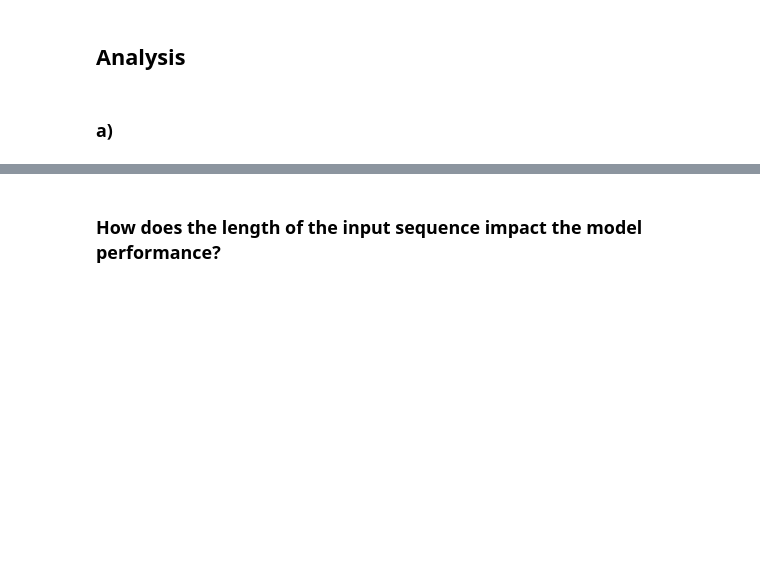
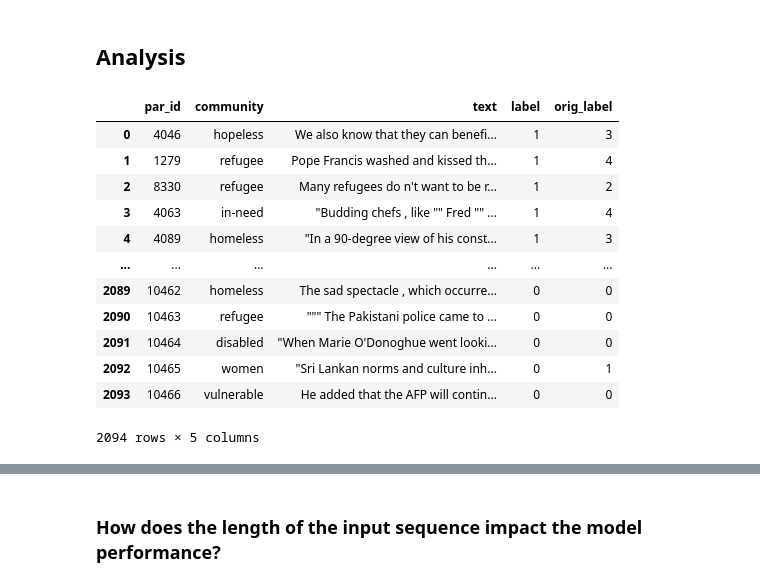
Before and after one commit to christin-s/nlp-pcl-analysis, a Jupyter notebook: Ensemble_learning_new.ipynb, the cells around one changed output, grey strips where cells are left out. Cells and saved outputs as stored; diff of their text form; code cells hidden in the pictures; blank space fills up the shorter version.

```diff
--- a/Ensemble_learning_new.ipynb
+++ b/Ensemble_learning_new.ipynb
@@ -1147,5 +1149,3 @@ with open('outputs/test.txt', 'w') as file:
         file.write(f"{predictions}\n")
 # %% [markdown]
 ## Analysis
-# %% [markdown]
-### a)
@@ -1153,0 +1152,16 @@ with open('outputs/test.txt', 'w') as file:
+# %%
+official_dev_df
+# %% [output]
+|  | par_id | community | text | label | orig_label |
+| 0 | 4046 | hopeless | We also know that they can benefi... | 1 | 3 |
+| 1 | 1279 | refugee | Pope Francis washed and kissed th... | 1 | 4 |
+| 2 | 8330 | refugee | Many refugees do n't want to be r... | 1 | 2 |
+| 3 | 4063 | in-need | "Budding chefs , like "" Fred "" ... | 1 | 4 |
+| 4 | 4089 | homeless | "In a 90-degree view of his const... | 1 | 3 |
+| ... | ... | ... | ... | ... | ... |
+| 2089 | 10462 | homeless | The sad spectacle , which occurre... | 0 | 0 |
+| 2090 | 10463 | refugee | """ The Pakistani police came to ... | 0 | 0 |
+| 2091 | 10464 | disabled | "When Marie O'Donoghue went looki... | 0 | 0 |
+| 2092 | 10465 | women | "Sri Lankan norms and culture inh... | 0 | 1 |
+| 2093 | 10466 | vulnerable | He added that the AFP will contin... | 0 | 0 |
+2094 rows × 5 columns
```
Also changed, not shown: parts of 4 cells of this notebook.
